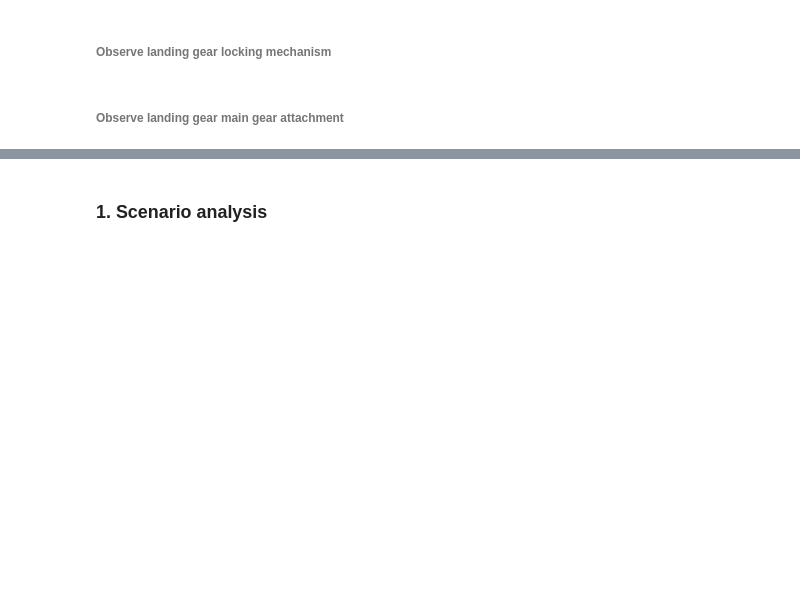
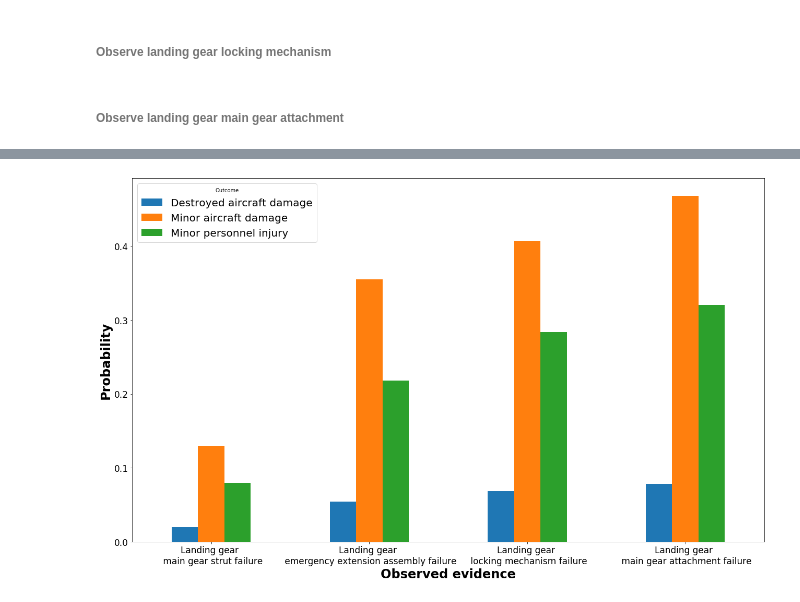
Before and after one commit to zxgcqupt/NTSB_Bayesian_Network, a Jupyter notebook: main.ipynb, the cells around one changed output, grey strips where cells are left out. Cells and saved outputs as stored; diff of their text form; code cells hidden in the pictures; blank space fills up the shorter version.

```diff
--- a/main.ipynb
+++ b/main.ipynb
@@ -1517,7 +1259,7 @@ class BN:
         self.print_consequence_prob(node_id)
 # %%
 net = pysmile.Network()
-
+net.set_bayesian_algorithm(3)
 net.read_file("NTSB.xdsl")
 net.update_beliefs()
 
@@ -1634,46 +1390,48 @@ for item in consequenceList:
 # %%
 import pandas as pd
 import numpy as np
 import matplotlib.pyplot as plt
 %matplotlib inline
 
 consequence = np.array(consequence)
 
-df = pd.DataFrame([['Landing gear \n main gear strut', 'Destroyed aircraft damage', consequence[0, 0]],
-                   ['Landing gear \n emergency extension assembly', 'Destroyed aircraft damage', consequence[3, 0]],
-                   ['Landing gear \n locking mechanism', 'Destroyed aircraft damage', consequence[6, 0]],
-                   ['Landing gear \n main gear attachment', 'Destroyed aircraft damage', consequence[9, 0]],
-                   ['Landing gear \n main gear strut', 'Minor aircraft damage', consequence[1, 0]],
-                   ['Landing gear \n emergency extension assembly', 'Minor aircraft damage', consequence[4, 0]],
-                   ['Landing gear \n locking mechanism', 'Minor aircraft damage', consequence[7, 0]],
-                   ['Landing gear \n main gear attachment', 'Minor aircraft damage', consequence[10, 0]],
-                   ['Landing gear \n main gear strut', 'Minor personnel injury', consequence[2, 0]],
-                   ['Landing gear \n emergency extension assembly', 'Minor personnel injury', consequence[5, 0]],
-                   ['Landing gear \n locking mechanism', 'Minor personnel injury', consequence[8, 0]],
-                   ['Landing gear \n main gear attachment', 'Minor personnel injury', consequence[11, 0]]],
+df = pd.DataFrame([['Landing gear \n main gear strut failure', 'Destroyed aircraft damage', consequence[0, 0]],
+                   ['Landing gear \n emergency extension assembly failure', 'Destroyed aircraft damage', consequence[3, 0]],
+                   ['Landing gear \n locking mechanism failure', 'Destroyed aircraft damage', consequence[6, 0]],
+                   ['Landing gear \n main gear attachment failure', 'Destroyed aircraft damage', consequence[9, 0]],
+                   ['Landing gear \n main gear strut failure', 'Minor aircraft damage', consequence[1, 0]],
+                   ['Landing gear \n emergency extension assembly failure', 'Minor aircraft damage', consequence[4, 0]],
+                   ['Landing gear \n locking mechanism failure', 'Minor aircraft damage', consequence[7, 0]],
+                   ['Landing gear \n main gear attachment failure', 'Minor aircraft damage', consequence[10, 0]],
+                   ['Landing gear \n main gear strut failure', 'Minor personnel injury', consequence[2, 0]],
+                   ['Landing gear \n emergency extension assembly failure', 'Minor personnel injury', consequence[5, 0]],
+                   ['Landing gear \n locking mechanism failure', 'Minor personnel injury', consequence[8, 0]],
+                   ['Landing gear \n main gear attachment failure', 'Minor personnel injury', consequence[11, 0]]],
                   columns=['stage','Outcome','val'])
 
 df_pivot = df.pivot("stage", "Outcome", "val").reset_index()
 
-order = ['Landing gear \n main gear strut', 'Landing gear \n emergency extension assembly',
-         'Landing gear \n locking mechanism', 'Landing gear \n main gear attachment']
+order = ['Landing gear \n main gear strut failure', 'Landing gear \n emergency extension assembly failure',
+         'Landing gear \n locking mechanism failure', 'Landing gear \n main gear attachment failure']
 
 mapping = {day: i for i, day in enumerate(order)}
 key = df_pivot['stage'].map(mapping)
 df_pivot = df_pivot.iloc[key.argsort()]
 
 params = {'legend.fontsize': 20, 'legend.handlelength': 2}
 plt.rcParams.update(params)
 
 # Draw the bar chart
 ax = df_pivot.plot(kind='bar', x='stage', figsize=(18, 11))
 ax.set_xlabel("Observed evidence", fontsize = 24, fontweight = 'bold')
 ax.set_ylabel("Probability", fontsize = 24, fontweight = 'bold')
 plt.xticks(rotation=0)
 plt.tick_params(axis='x', labelsize=17)
 plt.tick_params(axis='y', labelsize=17)
-
+plt.tight_layout()
 plt.savefig('evidence.pdf')
+# %% [output]
+[figure, added]
 # %%
 for i in net.get_all_nodes():
     parent_ids = net.get_parent_ids(i)
@@ -1682,5 +1440,3 @@ for i in net.get_all_nodes():
     #print (parent_ids)
     if len(parent_ids) == 0 and len(child_ids) >= 2:
         print (net.get_node_name(i))
-# %% [markdown]
-### 1. Scenario analysis
```
Also changed, not shown: parts of 56 cells of this notebook.
